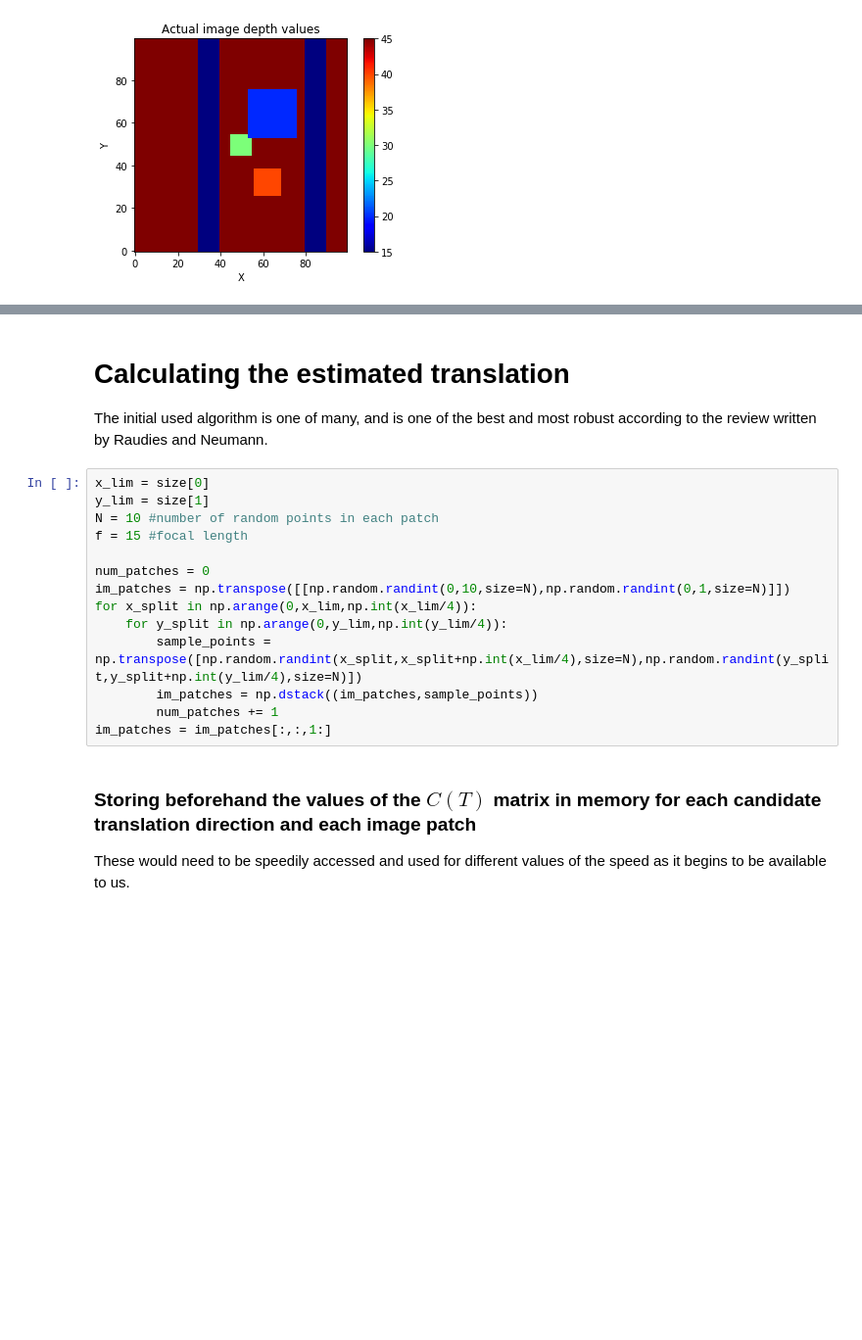
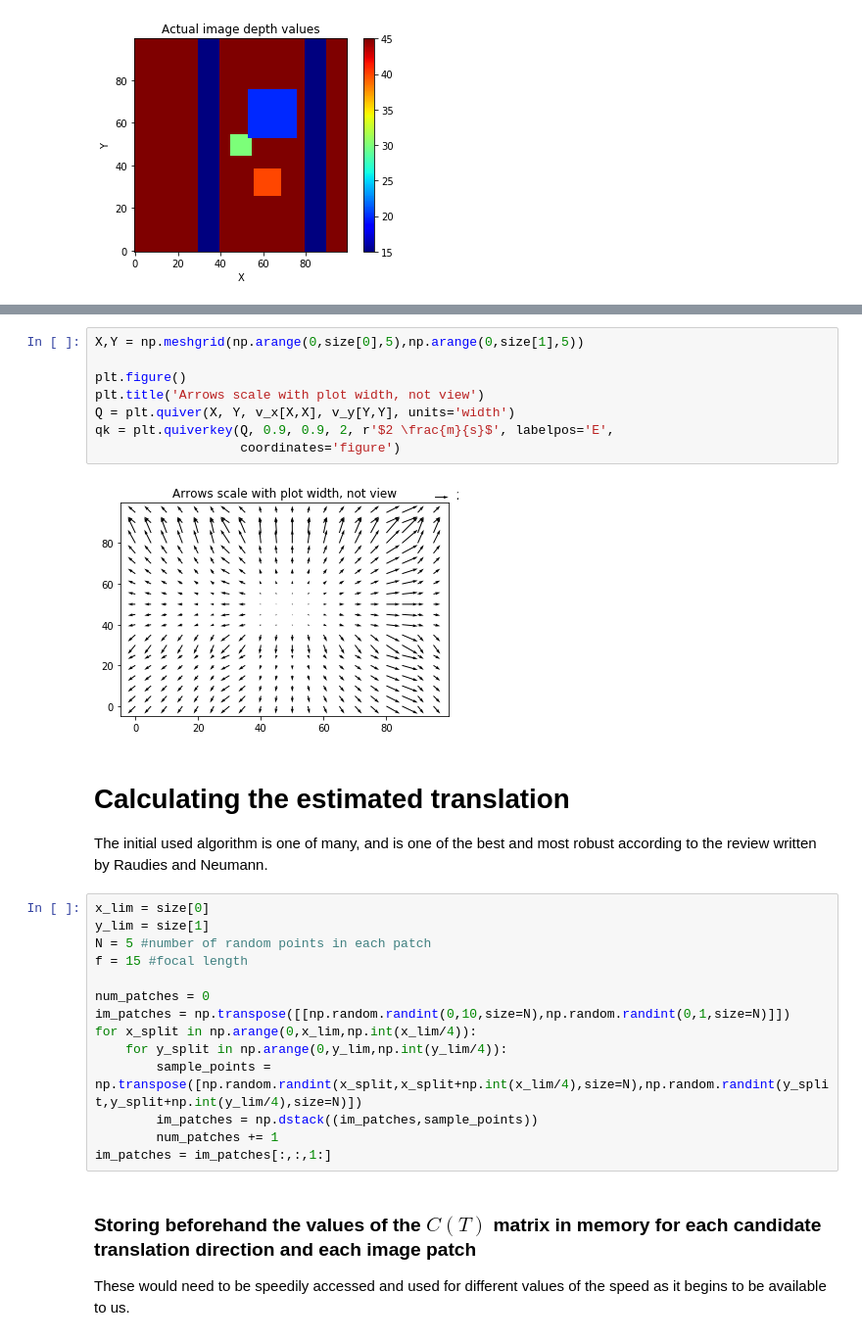
Before and after one commit to sharbatc/piof, a Jupyter notebook: test_subpsace.ipynb, the cells around one changed output, grey strips where cells are left out. Shown: that part at 98% size. Cells and saved outputs as stored; diff of their text form; blank space fills up the shorter version.

```diff
--- a/test_subpsace.ipynb
+++ b/test_subpsace.ipynb
@@ -58,3 +60,13 @@ ax.set_title('Image velocity values')
+# %%
+X,Y = np.meshgrid(np.arange(0,size[0],5),np.arange(0,size[1],5))
+
+plt.figure()
+plt.title('Arrows scale with plot width, not view')
+Q = plt.quiver(X, Y, v_x[X,X], v_y[Y,Y], units='width')
+qk = plt.quiverkey(Q, 0.9, 0.9, 2, r'$2 \frac{m}{s}$', labelpos='E',
+                   coordinates='figure')
+# %% [output]
+[figure, added]
 # %% [markdown]
 # Calculating the estimated translation
 
@@ -62,7 +74,7 @@ The initial used algorithm is one of many, and is one of the best and most robus
 # %%
 x_lim = size[0]
 y_lim = size[1]
-N = 10 #number of random points in each patch
+N = 5 #number of random points in each patch
 f = 15 #focal length
 
 num_patches = 0
```
Also changed, not shown: parts of 11 cells of this notebook, 2 other files.
